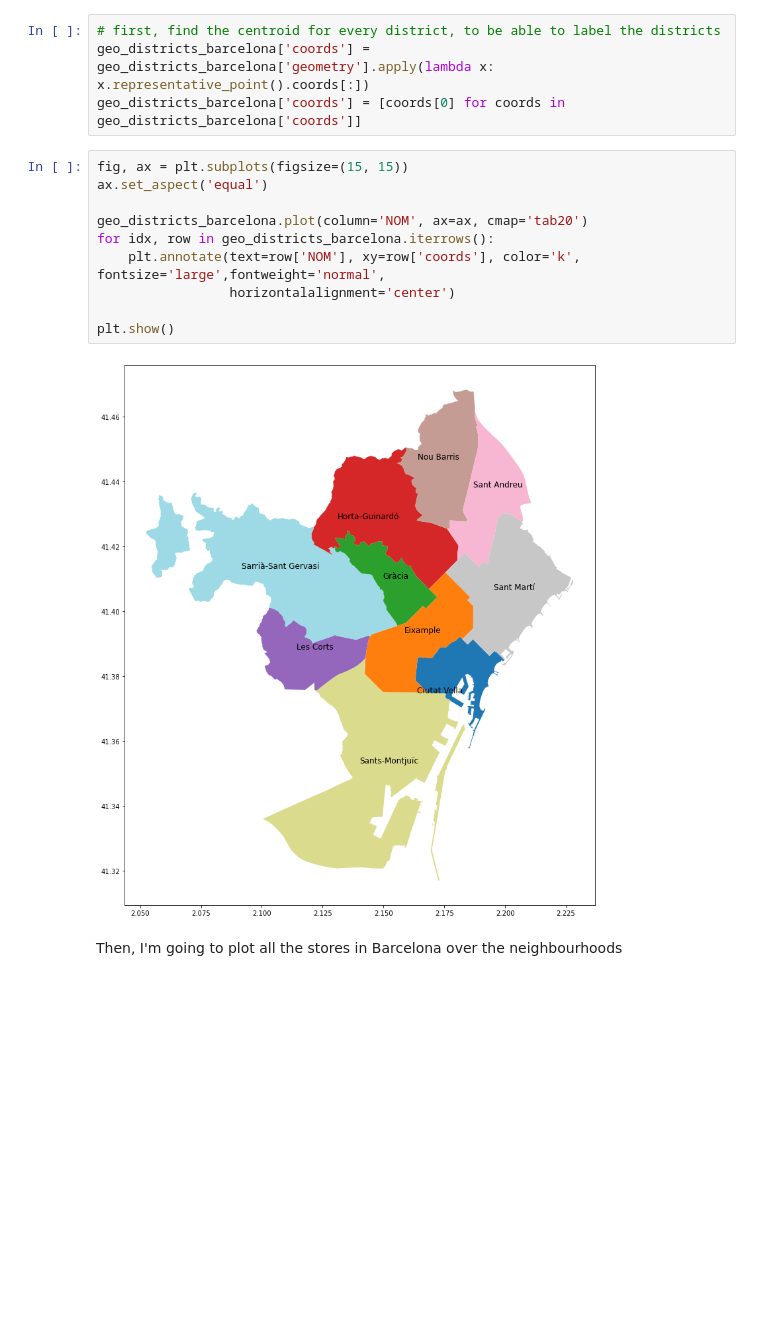
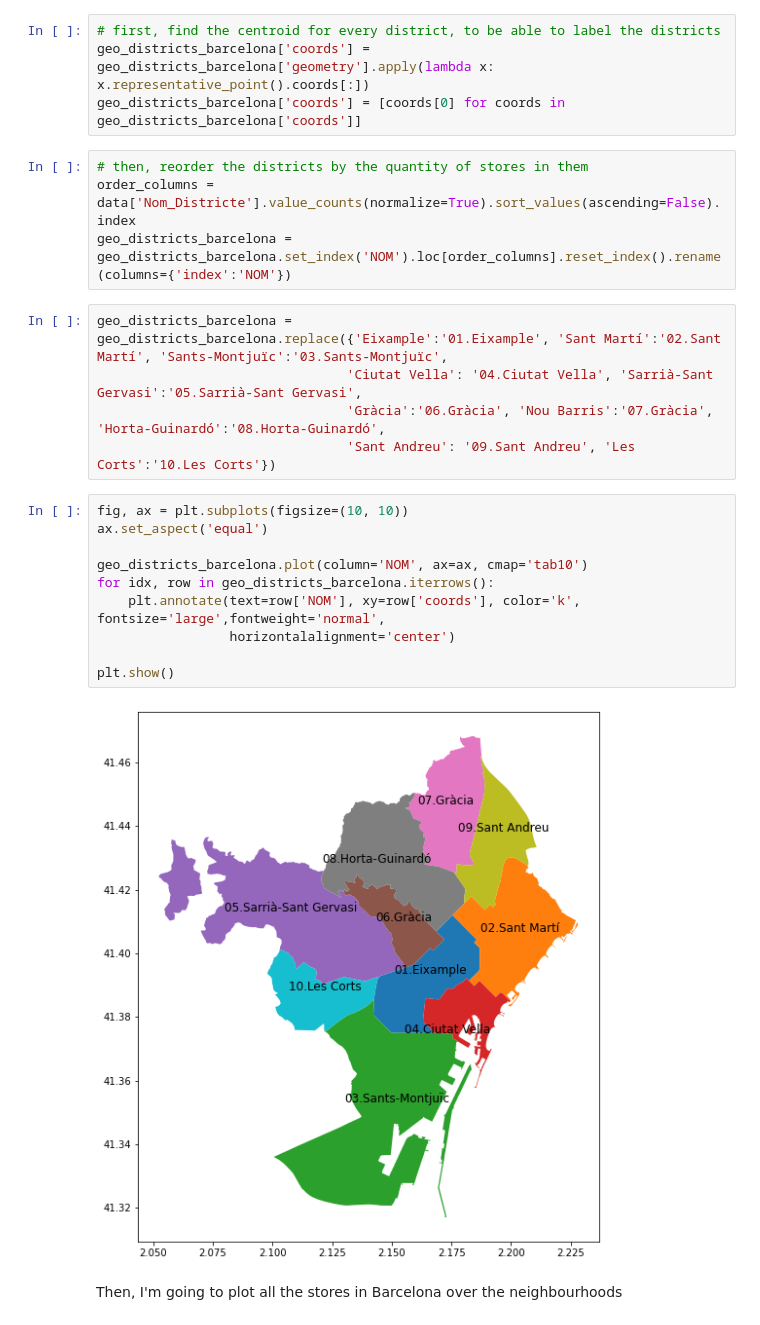
Before and after one commit to AntoniaVillarino/economicActivitiesBarcelona, a Jupyter notebook: 2-Exploratory-data-analysis.ipynb, the cells around one changed output. Cells and saved outputs as stored; diff of their text form; blank space fills up the shorter version.

Commit message:
Added some plots and small color changes

```diff
--- a/2-Exploratory-data-analysis.ipynb
+++ b/2-Exploratory-data-analysis.ipynb
@@ -256,18 +319,27 @@ epsg:4326
 # first, find the centroid for every district, to be able to label the districts
 geo_districts_barcelona['coords'] = geo_districts_barcelona['geometry'].apply(lambda x: x.representative_point().coords[:])
 geo_districts_barcelona['coords'] = [coords[0] for coords in geo_districts_barcelona['coords']]
+# %%
+# then, reorder the districts by the quantity of stores in them
+order_columns = data['Nom_Districte'].value_counts(normalize=True).sort_values(ascending=False).index
+geo_districts_barcelona = geo_districts_barcelona.set_index('NOM').loc[order_columns].reset_index().rename(columns={'index':'NOM'})
+# %%
+geo_districts_barcelona = geo_districts_barcelona.replace({'Eixample':'01.Eixample', 'Sant Martí':'02.Sant Martí', 'Sants-Montjuïc':'03.Sants-Montjuïc',
+                                'Ciutat Vella': '04.Ciutat Vella', 'Sarrià-Sant Gervasi':'05.Sarrià-Sant Gervasi',
+                                'Gràcia':'06.Gràcia', 'Nou Barris':'07.Gràcia', 'Horta-Guinardó':'08.Horta-Guinardó',
+                                'Sant Andreu': '09.Sant Andreu', 'Les Corts':'10.Les Corts'})
 # %%
-fig, ax = plt.subplots(figsize=(15, 15))
+fig, ax = plt.subplots(figsize=(10, 10))
 ax.set_aspect('equal')
 
-geo_districts_barcelona.plot(column='NOM', ax=ax, cmap='tab20')
+geo_districts_barcelona.plot(column='NOM', ax=ax, cmap='tab10')
 for idx, row in geo_districts_barcelona.iterrows():
     plt.annotate(text=row['NOM'], xy=row['coords'], color='k', fontsize='large',fontweight='normal',
                  horizontalalignment='center')
 
 plt.show()
 # %% [output]
-[figure, old version]
+[figure, new version]
 # %% [markdown]
 Then, I'm going to plot all the stores in Barcelona over the neighbourhoods
 # %%
```
Also changed, not shown: parts of 11 cells of this notebook, 3 other files.
